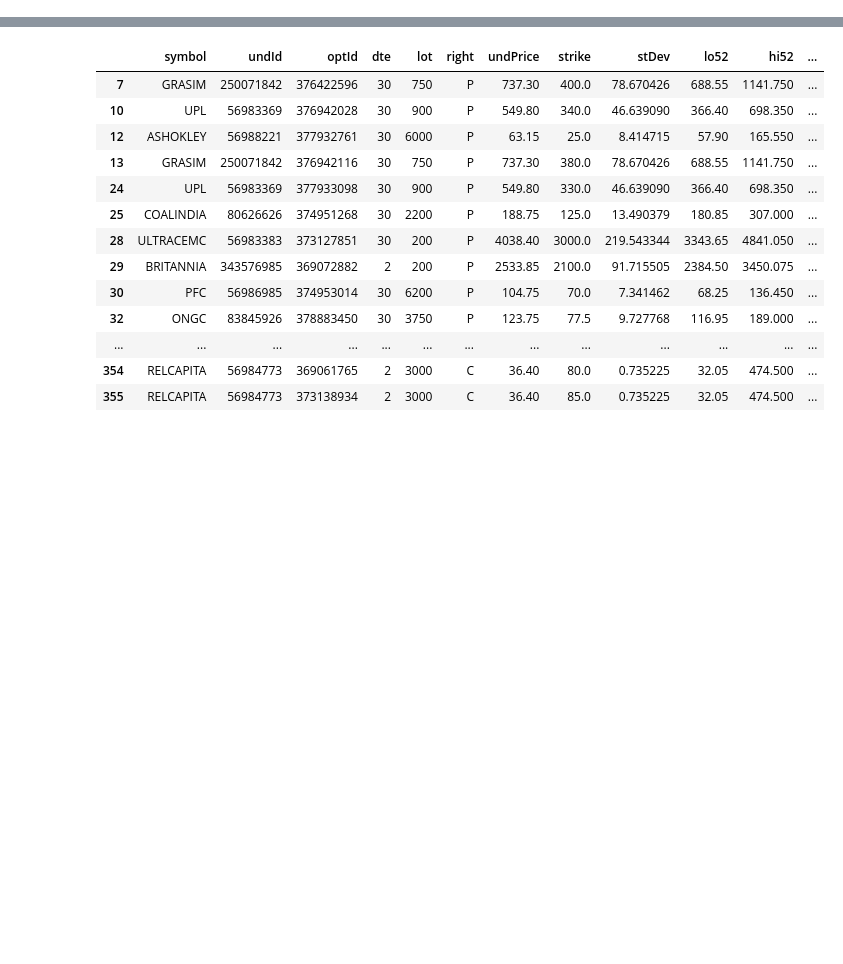
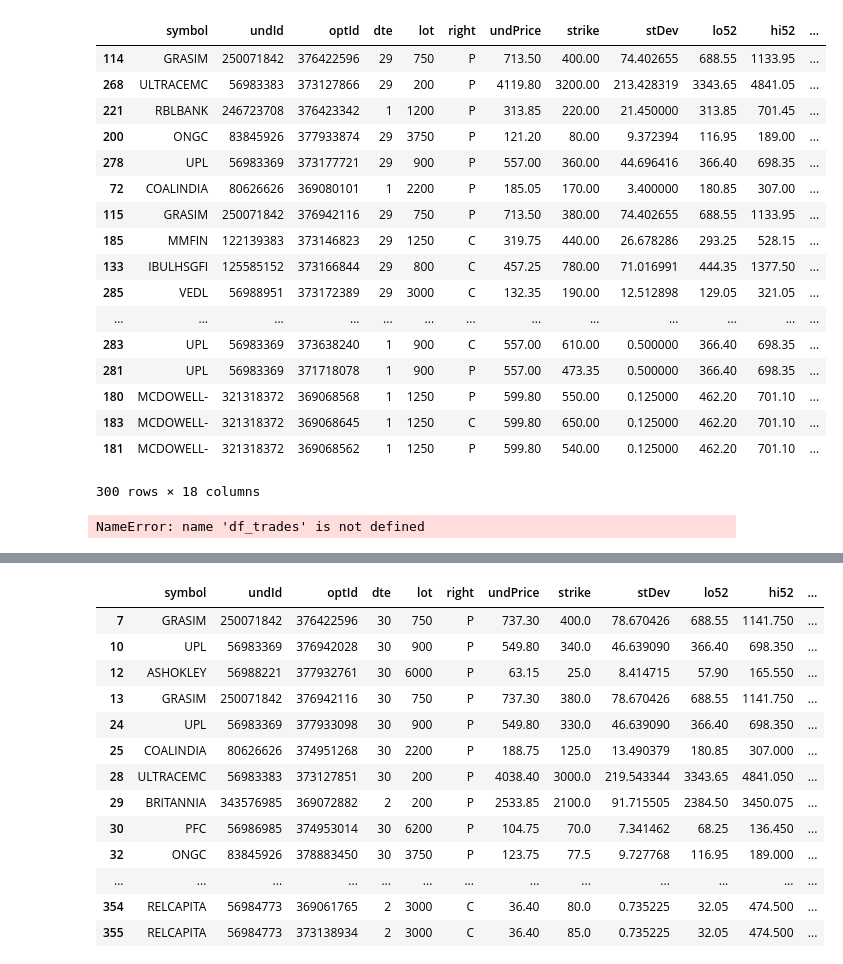
Before and after one commit to reservoirinvest/ibkr, a Jupyter notebook: bin/0main_nse.ipynb, the cells around one changed output, grey strips where cells are left out. Cells and saved outputs as stored; diff of their text form; code cells hidden in the pictures; blank space fills up the shorter version.

```diff
--- a/bin/0main_nse.ipynb
+++ b/bin/0main_nse.ipynb
@@ -227,0 +225,26 @@ Filled close BUY orders in 0:00:17
+# %%
+df_targets = pd.read_pickle(fspath+'targets.pkl')
+df_targets
+# %% [output]
+|  | symbol | undId | optId | dte | lot | right | undPrice | strike | stDev | lo52 | hi52 | ... |
+| 114 | GRASIM | 250071842 | 376422596 | 29 | 750 | P | 713.50 | 400.00 | 74.402655 | 688.55 | 1133.95 | ... |
+| 268 | ULTRACEMC | 56983383 | 373127866 | 29 | 200 | P | 4119.80 | 3200.00 | 213.428319 | 3343.65 | 4841.05 | ... |
+| 221 | RBLBANK | 246723708 | 376423342 | 1 | 1200 | P | 313.85 | 220.00 | 21.450000 | 313.85 | 701.45 | ... |
+| 200 | ONGC | 83845926 | 377933874 | 29 | 3750 | P | 121.20 | 80.00 | 9.372394 | 116.95 | 189.00 | ... |
+| 278 | UPL | 56983369 | 373177721 | 29 | 900 | P | 557.00 | 360.00 | 44.696416 | 366.40 | 698.35 | ... |
+| 72 | COALINDIA | 80626626 | 369080101 | 1 | 2200 | P | 185.05 | 170.00 | 3.400000 | 180.85 | 307.00 | ... |
+| 115 | GRASIM | 250071842 | 376942116 | 29 | 750 | P | 713.50 | 380.00 | 74.402655 | 688.55 | 1133.95 | ... |
+| 185 | MMFIN | 122139383 | 373146823 | 29 | 1250 | C | 319.75 | 440.00 | 26.678286 | 293.25 | 528.15 | ... |
+| 133 | IBULHSGFI | 125585152 | 373166844 | 29 | 800 | C | 457.25 | 780.00 | 71.016991 | 444.35 | 1377.50 | ... |
+| 285 | VEDL | 56988951 | 373172389 | 29 | 3000 | C | 132.35 | 190.00 | 12.512898 | 129.05 | 321.05 | ... |
+| ... | ... | ... | ... | ... | ... | ... | ... | ... | ... | ... | ... | ... |
+| 283 | UPL | 56983369 | 373638240 | 1 | 900 | C | 557.00 | 610.00 | 0.500000 | 366.40 | 698.35 | ... |
+| 281 | UPL | 56983369 | 371718078 | 1 | 900 | P | 557.00 | 473.35 | 0.500000 | 366.40 | 698.35 | ... |
+| 180 | MCDOWELL- | 321318372 | 369068568 | 1 | 1250 | P | 599.80 | 550.00 | 0.125000 | 462.20 | 701.10 | ... |
+| 183 | MCDOWELL- | 321318372 | 369068645 | 1 | 1250 | C | 599.80 | 650.00 | 0.125000 | 462.20 | 701.10 | ... |
+| 181 | MCDOWELL- | 321318372 | 369068562 | 1 | 1250 | P | 599.80 | 540.00 | 0.125000 | 462.20 | 701.10 | ... |
+300 rows × 18 columns
+# %%
+df_trades
+# %% [output]
+NameError: name 'df_trades' is not defined
```
Also changed, not shown: parts of 4 cells of this notebook, 14 other files.
